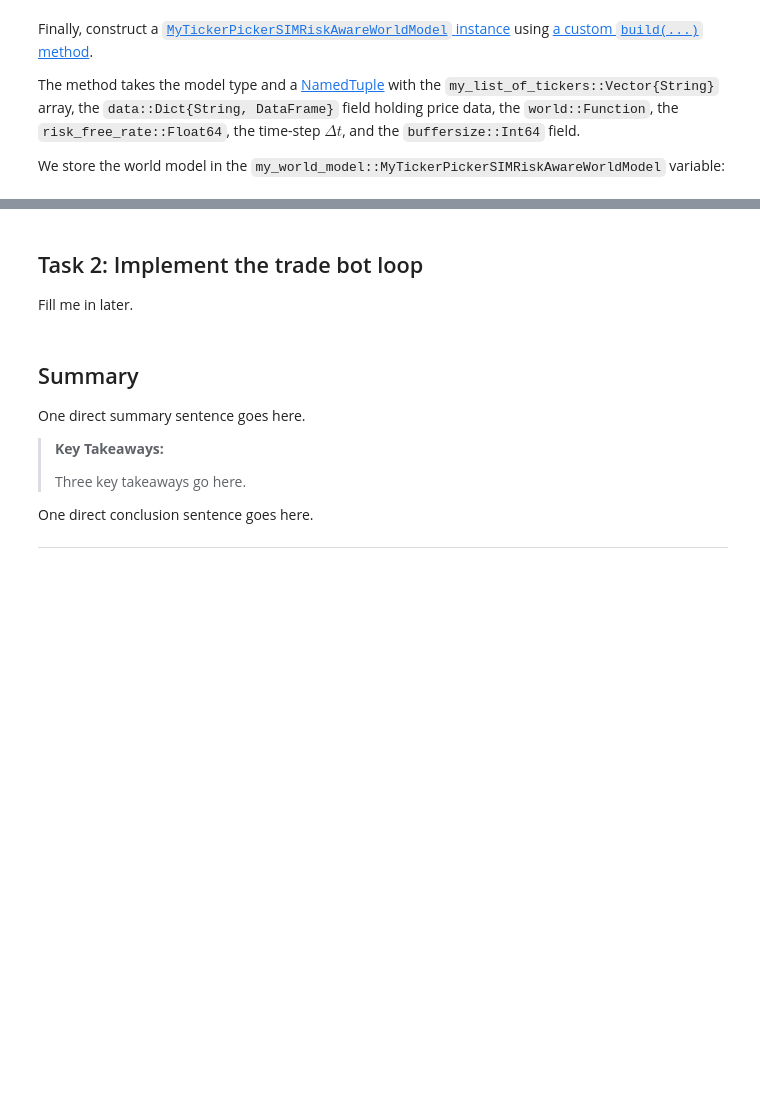
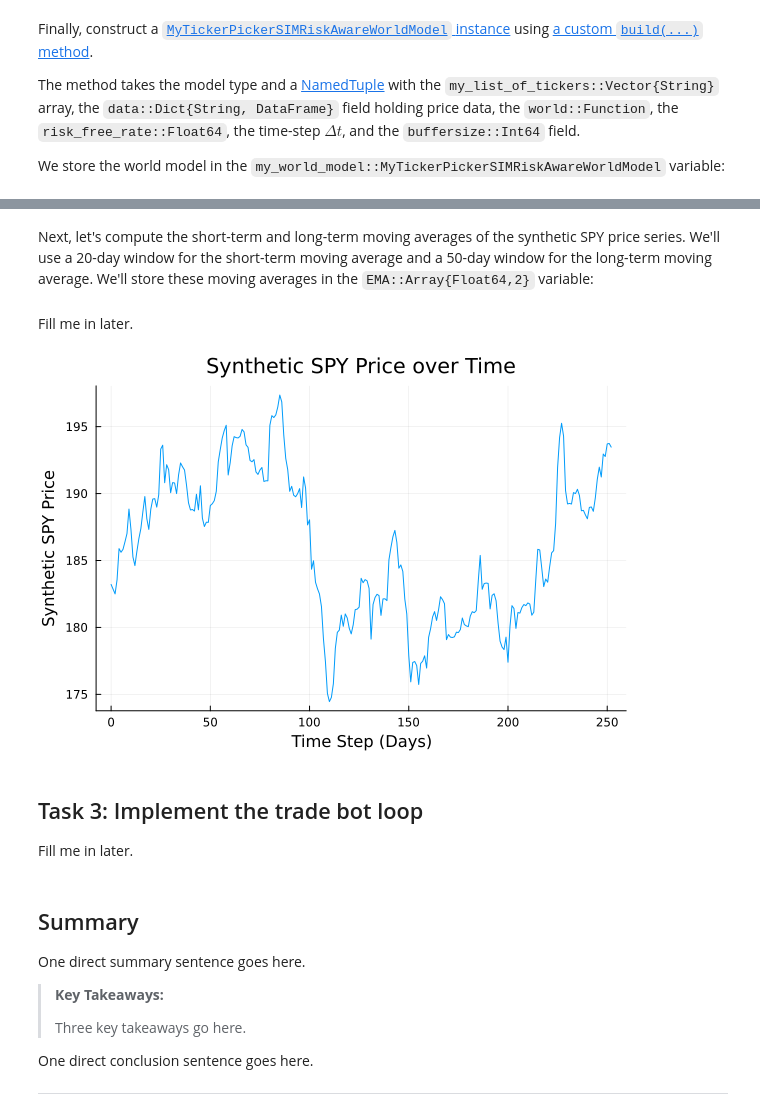
Before and after one commit to sp2229/CHEME-5660-CourseRepository-Fall-2025, a Jupyter notebook: lectures/week-15/L15b/CHEME-5660-L15b-Example-MyTradeBot-Synthetic-Fall-2025.ipynb, the cells around one changed output, grey strips where cells are left out. Cells and saved outputs as stored; diff of their text form; code cells hidden in the pictures; blank space fills up the shorter version.

```diff
--- a/lectures/week-15/L15b/CHEME-5660-L15b-Example-MyTradeBot-Synthetic-Fall-2025.ipynb
+++ b/lectures/week-15/L15b/CHEME-5660-L15b-Example-MyTradeBot-Synthetic-Fall-2025.ipynb
@@ -72,6 +68,7 @@ Let's define some constants and parameters that we will use in this example. See
 risk_free_rate = 0.043; # annualized risk-free interest rate (4.3% per year)
 λ = 3.0; # risk-aversion parameter
 number_of_training_steps = 10000; # number of training steps for the bandit agent
+number_of_time_steps = 252; # number of time steps to simulate (1 year of trading days)
 # %% [markdown]
 ### Training Market Data
 
@@ -268,5 +270,36 @@ end;
+# %%
+S = let
+
+    # initialize -
+    T = range(1, stop = number_of_time_steps, step = 1) |> collect;
+    S = Array{Float64}(undef, length(T), 2);
+    S[1,2] = dataset["SPY"][1, :open]; # initial price
+    model = saved_state_dict["model"];
+    decode = saved_state_dict["decode"];
+    s = saved_state_dict["stationary"] |> d-> rand(d);
+
+    # compute -
+    for t ∈ 2:length(T)
+        (snext, price) = nextprice(model, decode, s, S[t-1,2]; Δt = Δt);
+        S[t,1] = t;
+        S[t,2] = price;
+        s = snext;
+    end
+
+    S; # return
+end;
+# %% [markdown]
+Next, let's compute the short-term and long-term moving averages of the synthetic SPY price series. We'll use a 20-day window for the short-term moving average and a 50-day window for the long-term moving average. We'll store these moving averages in the `EMA::Array{Float64,2}` variable:
+# %% [markdown]
+Fill me in later.
+# %%
+let
+    plot(S[:,1], S[:,2], xlabel = "Time Step (Days)", ylabel = "Synthetic SPY Price", title = "Synthetic SPY Price over Time", legend = false);
+end
+# %% [output]
+[figure, added]
 # %% [markdown]
-## Task 2: Implement the trade bot loop
+## Task 3: Implement the trade bot loop
 Fill me in later.
 # %%
 let
```
Also changed, not shown: parts of 2 cells of this notebook, 1 other file.
